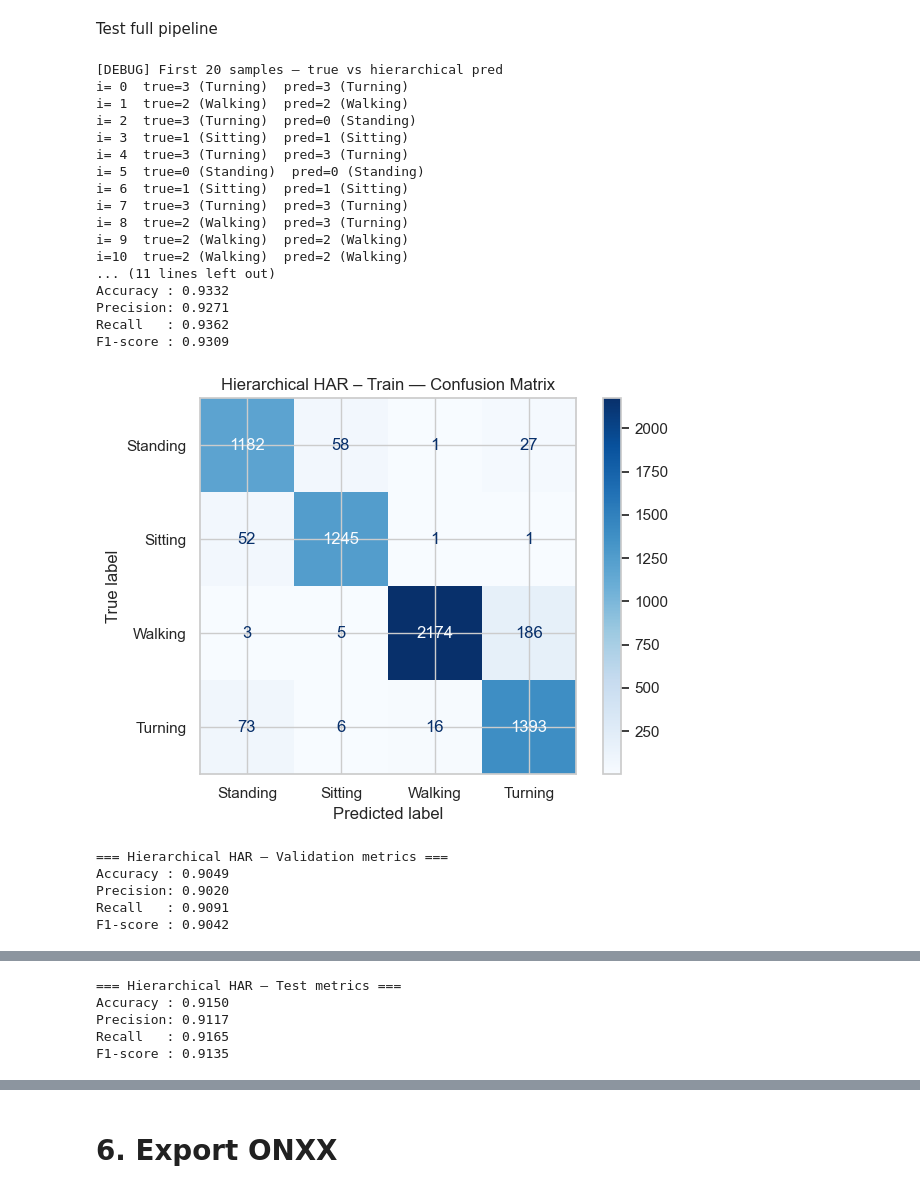
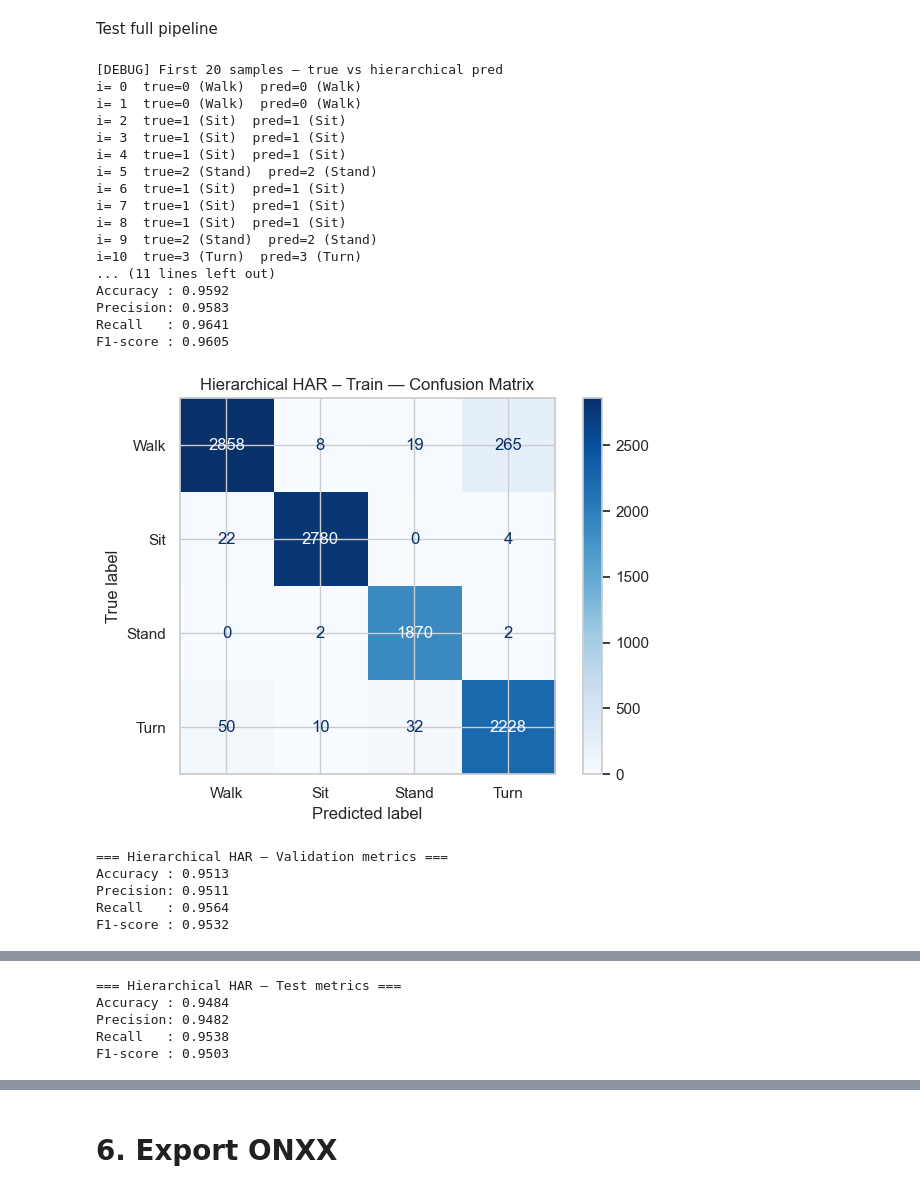
Before and after one commit to vxron/accelerometry-har, a Jupyter notebook: src/TrainSVM.ipynb, the cells around one changed output, grey strips where cells are left out. Saved outputs shown, nothing was run; the diff lists cells and outputs as text; code cells hidden in the pictures.

```diff
--- a/src/TrainSVM.ipynb
+++ b/src/TrainSVM.ipynb
@@ -48,16 +49,19 @@ MODE        = "per_person"     # "general" or "per_person"
 SPLIT_MODE  = "block"     # or "block" (for individual person)
 PERSON      = "veronica"          # or "paul", etc.
 
+# Just make it match enum vals in Types.h
 LABEL_NAME_TO_ID = {
-    "stand": 0,
+    "walk": 0,
     "sit":   1,
-    "walk":  2,
+    "stand":  2,
     "turn":  3,
+    "inactive" : 4,
 }
 STAND_ID = LABEL_NAME_TO_ID["stand"]
 SIT_ID   = LABEL_NAME_TO_ID["sit"]
 WALK_ID  = LABEL_NAME_TO_ID["walk"]
 TURN_ID  = LABEL_NAME_TO_ID["turn"]
+INACTIVE_ID = LABEL_NAME_TO_ID["inactive"]
 
 ACTIVITY_ORDER_BASE = ["stand", "walk", "sit", "turn"]
 
@@ -84,7 +88,6 @@ DYN_LABELS = {
 FS    = 119.0   # Hz (CLI overridable)
 WIN   = 200     # samples (CLI)
 HOP   = 100     # samples (CLI) 50% overlap
-GUARD = 50      # samples trimmed from each block edge (CLI)
 NUM_AXES = 3    # triaxial signal
 
 AR_ORDER = 4
@@ -1926,7 +1994,7 @@ sel_names, sel_idx, disc_df = select_features_pipeline(
     Xf_tr, y_int_tr, feat_names,
     fisher_top_k=15,
     corr_thr=0.85,
-    max_features=5,
+    max_features=20,
     use_wrapper=True
 )
 
@@ -2803,10 +2871,10 @@ F1-score : 0.9376
 Test full pipeline
 # %%
 LABEL_ID_TO_DISPLAY = {
-    0: "Standing",
-    1: "Sitting",
-    2: "Walking",
-    3: "Turning",
+    0: "Walk",
+    1: "Sit",
+    2: "Stand",
+    3: "Turn",
 }
 all_class_ids = sorted(LABEL_ID_TO_DISPLAY.keys())
 
@@ -2817,7 +2885,7 @@ for i in range(20):
     pi = int(y_pred_debug[i])
     print(
         f"i={i:2d}  "
-        f"true={ti} ({LABEL_ID_TO_DISPLAY[ti]})  "
+        f"true={ti} ({LABEL_ID_TO_DISPLAY.get(ti, '??')})  "
         f"pred={pi} ({LABEL_ID_TO_DISPLAY.get(pi, '??')})"
     )
 
@@ -2825,52 +2893,52 @@ metrics_h_tr = evaluate_model(
     X=Xf_tr,
     y=yf_tr,
     split_name="Hierarchical HAR – Train",
     predict_fn=hierarchical_predict_4class,
     label_id_to_display=LABEL_ID_TO_DISPLAY,
-    class_labels=all_class_ids,
+    class_labels=all_class_ids,   # [0,1,2,3]
     average="macro",
 )
 
 metrics_h_val = evaluate_model(
     X=Xf_val,
     y=yf_val,
     split_name="Hierarchical HAR – Validation",
     predict_fn=hierarchical_predict_4class,
     label_id_to_display=LABEL_ID_TO_DISPLAY,
     class_labels=all_class_ids,
     average="macro",
 )
 
 metrics_h_te = evaluate_model(
     X=Xf_te,
     y=yf_te,
     split_name="Hierarchical HAR – Test",
     predict_fn=hierarchical_predict_4class,
     label_id_to_display=LABEL_ID_TO_DISPLAY,
     class_labels=all_class_ids,
     average="macro",
 )
 # %% [output]
 [DEBUG] First 20 samples — true vs hierarchical pred
-i= 0  true=3 (Turning)  pred=3 (Turning)
-i= 1  true=2 (Walking)  pred=2 (Walking)
-i= 2  true=3 (Turning)  pred=0 (Standing)
-i= 3  true=1 (Sitting)  pred=1 (Sitting)
-i= 4  true=3 (Turning)  pred=3 (Turning)
-i= 5  true=0 (Standing)  pred=0 (Standing)
-i= 6  true=1 (Sitting)  pred=1 (Sitting)
-i= 7  true=3 (Turning)  pred=3 (Turning)
-i= 8  true=2 (Walking)  pred=3 (Turning)
-i= 9  true=2 (Walking)  pred=2 (Walking)
-i=10  true=2 (Walking)  pred=2 (Walking)
+i= 0  true=0 (Walk)  pred=0 (Walk)
+i= 1  true=0 (Walk)  pred=0 (Walk)
+i= 2  true=1 (Sit)  pred=1 (Sit)
+i= 3  true=1 (Sit)  pred=1 (Sit)
+i= 4  true=1 (Sit)  pred=1 (Sit)
+i= 5  true=2 (Stand)  pred=2 (Stand)
+i= 6  true=1 (Sit)  pred=1 (Sit)
+i= 7  true=1 (Sit)  pred=1 (Sit)
+i= 8  true=1 (Sit)  pred=1 (Sit)
+i= 9  true=2 (Stand)  pred=2 (Stand)
+i=10  true=3 (Turn)  pred=3 (Turn)
 ... (11 lines left out)
-Accuracy : 0.9332
-Precision: 0.9271
-Recall   : 0.9362
-F1-score : 0.9309
+Accuracy : 0.9592
+Precision: 0.9583
+Recall   : 0.9641
+F1-score : 0.9605
-[figure, old version]
+[figure, new version]
 === Hierarchical HAR – Validation metrics ===
-Accuracy : 0.9049
-Precision: 0.9020
-Recall   : 0.9091
-F1-score : 0.9042
+Accuracy : 0.9513
+Precision: 0.9511
+Recall   : 0.9564
+F1-score : 0.9532
@@ -2878,5 +2946,5 @@ F1-score : 0.9042
 === Hierarchical HAR – Test metrics ===
-Accuracy : 0.9150
-Precision: 0.9117
-Recall   : 0.9165
-F1-score : 0.9135
+Accuracy : 0.9484
+Precision: 0.9482
+Recall   : 0.9538
+F1-score : 0.9503
```
Also changed, not shown: parts of 20 cells of this notebook, 2 other files.
